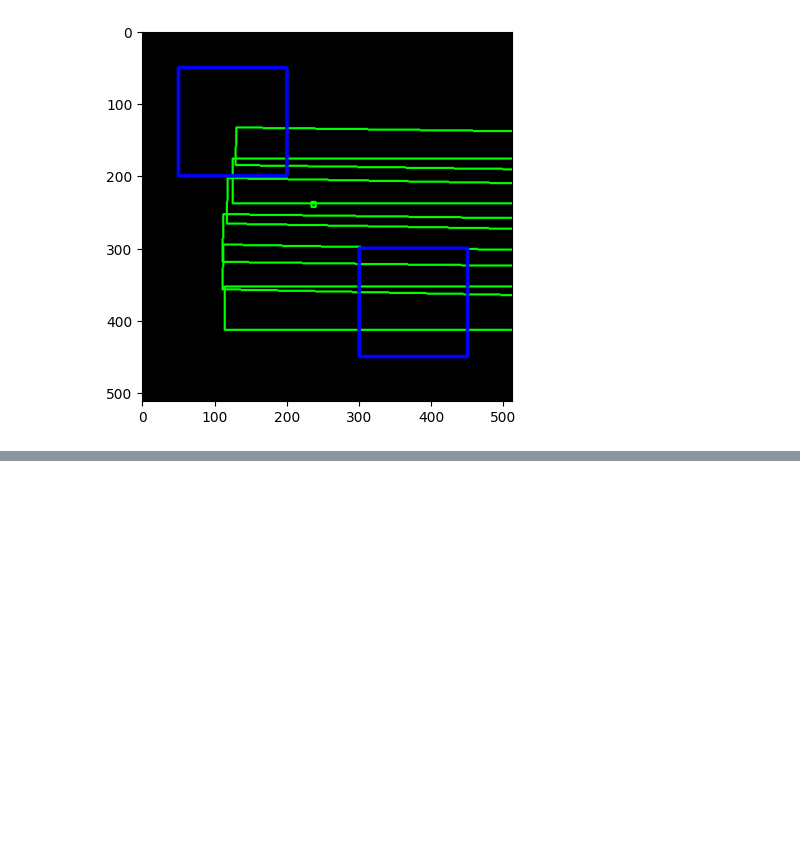
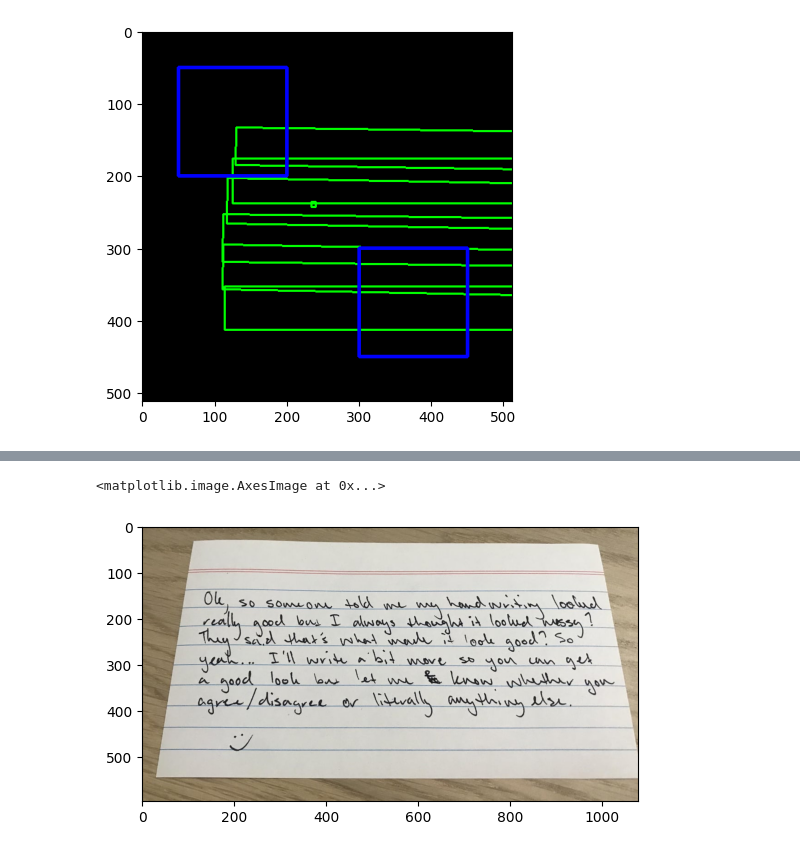
Before and after one commit to apicov/text-detector-bot, a Jupyter notebook: text_detector.ipynb, the cells around one changed output, grey strips where cells are left out. Drawn from its saved outputs; the diff is of its cells as text; code cells hidden in the pictures; blank space fills up the shorter version.

```diff
--- a/text_detector.ipynb
+++ b/text_detector.ipynb
@@ -276,0 +375,6 @@ plt.show()
+# %%
+#im = base64_to_cv2(base)
+plt.imshow(cv2.cvtColor(image, cv2.COLOR_BGR2RGB))
+# %% [output]
+<matplotlib.image.AxesImage at 0x...>
+[figure, added]
```
Also changed, not shown: parts of 14 cells of this notebook, 3 other files.
